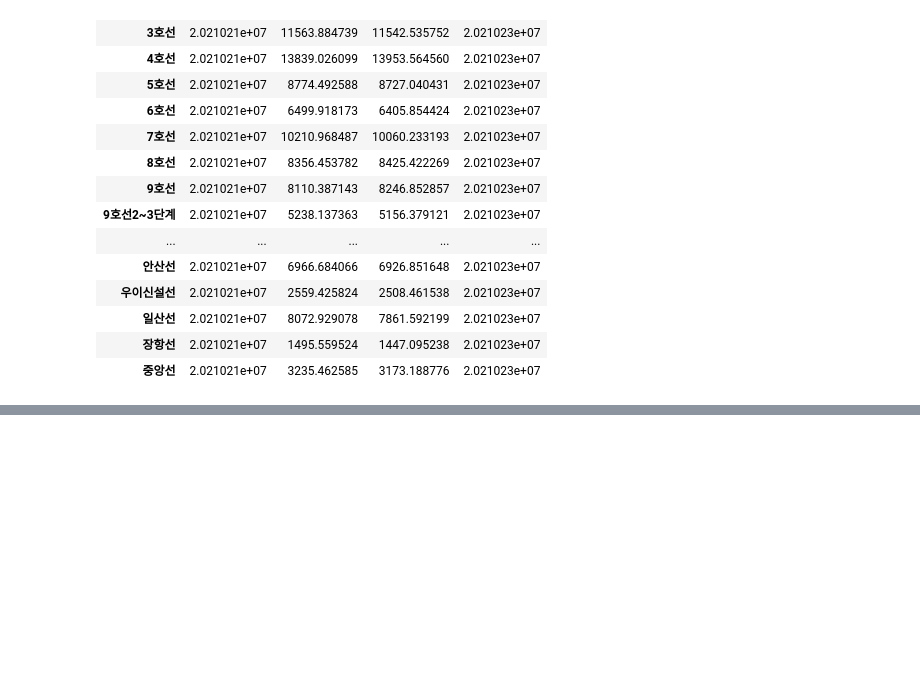
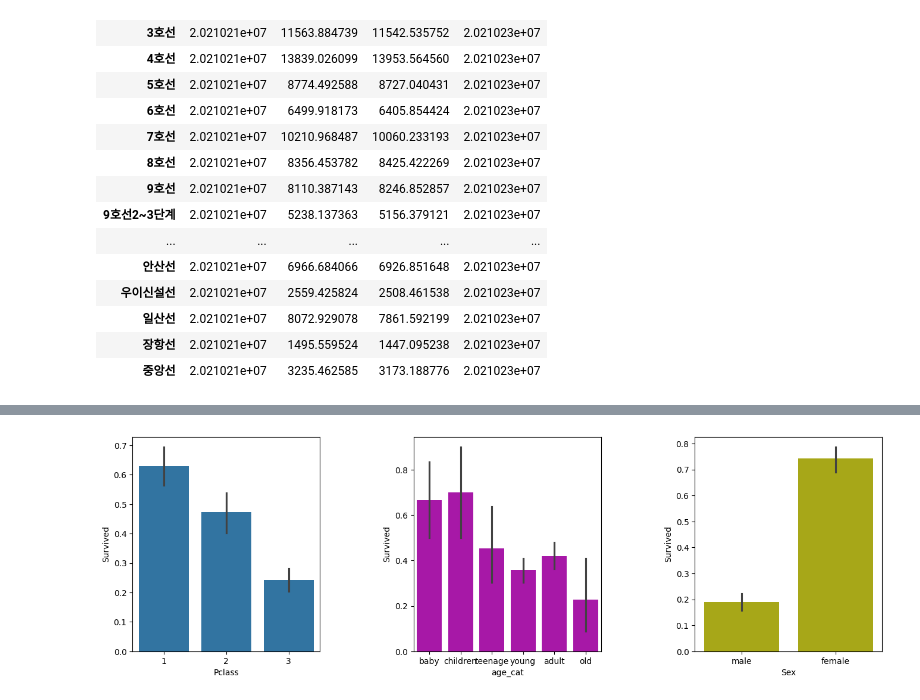
Before and after one commit to bhjin97/hipython_rep, a Jupyter notebook: 16. 데이터전처리2.ipynb, the cells around one changed output, grey strips where cells are left out. Saved outputs shown, nothing was run; the diff lists cells and outputs as text; code cells hidden in the pictures; blank space fills up the shorter version.

Commit message:
'scatters, pie study'

```diff
--- a/16. 데이터전처리2.ipynb
+++ b/16. 데이터전처리2.ipynb
@@ -760,0 +763,4 @@ mdf.groupby('노선명').mean(numeric_only=True)
+# %%
+import pandas as pd
+df=pd.read_csv('./data/titanic.csv')
+df
@@ -760,0 +783,2 @@ mdf.groupby('노선명').mean(numeric_only=True)
+# %%
+df['age_cat']=pd.cut(df['Age'],bins=[0,3,7,15,30,60,100],include_lowest=True, labels=['baby','children','teenage','young','adult','old'])
@@ -760,0 +800,13 @@ mdf.groupby('노선명').mean(numeric_only=True)
+# %%
+data=df
+plt.figure(figsize=[14,4])
+plt.subplot(131)
+sns.barplot(x='Pclass', y='Survived', data=df)
+plt.subplot(1,3,2)
+sns.barplot(x='age_cat', y='Survived', data=df, color='m')
+plt.subplot(1,3,3)
+sns.barplot(x='Sex', y='Survived', data=df, color='y')
+plt.subplots_adjust(top=1, bottom=0.1, left=0.10, right=1, hspace=0.5, wspace=0.5)
+plt.show()
+# %% [output]
+[figure, added]
```
Also changed, not shown: parts of 9 cells of this notebook, 1 other file.
